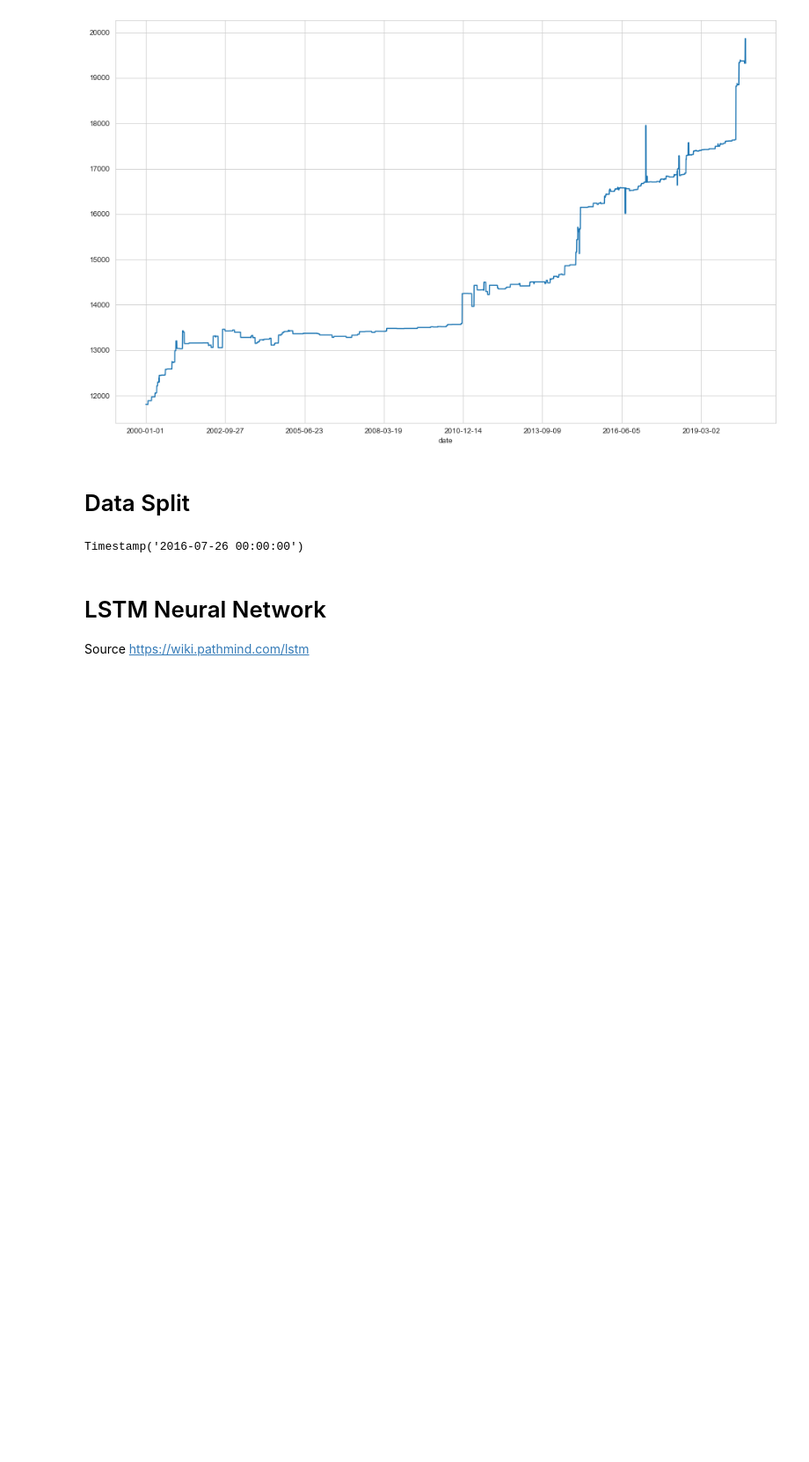
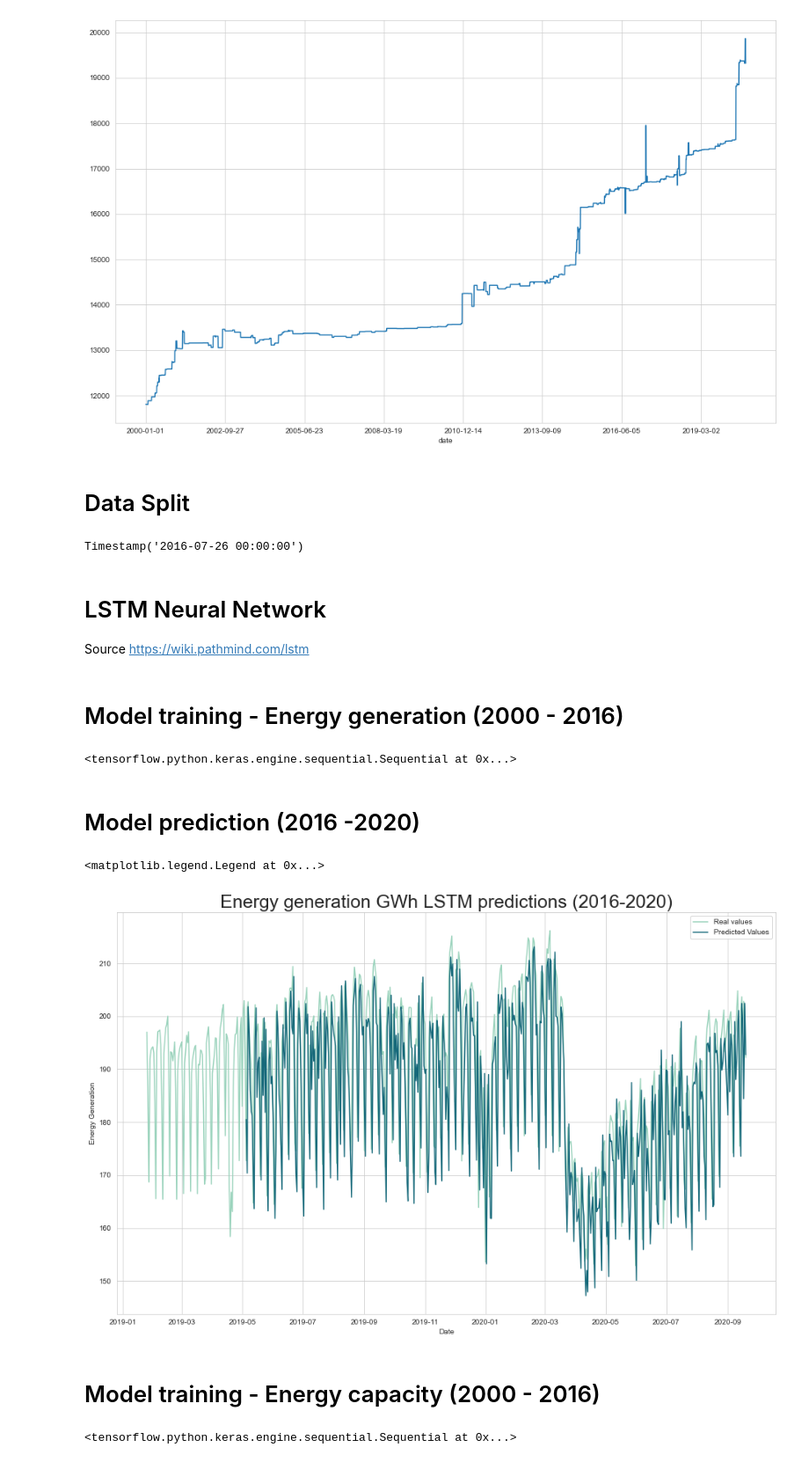
Before and after one commit to abdala9512/flask-dl-energy-microservice, a Jupyter notebook: notebooks/Energy generation and capacity forecasting.ipynb, the cells around one changed output. Shown: that part at 88% size. Cells and saved outputs as stored; diff of their text form; code cells hidden in the pictures; blank space fills up the shorter version.

Commit message:
First model predictions

```diff
--- a/notebooks/Energy generation and capacity forecasting.ipynb
+++ b/notebooks/Energy generation and capacity forecasting.ipynb
@@ -123,7 +123,7 @@ threshold_date.name
 Timestamp('2016-07-26 00:00:00')
 # %%
 train_data = energy_data[energy_data.index  <= threshold_date.name]
-test_data = energy_data[energy_data.index  <= threshold_date.name]
+test_data = energy_data[energy_data.index  > threshold_date.name]
 # %% [markdown]
 # LSTM Neural Network
 
@@ -146,10 +146,12 @@ model.compile(optimizer='adam', loss='mse')
 class DeepLearningUTSModel:
 
 
-    def __init__(self, data, epochs=10):
+    def __init__(self, LSTM_layer_depth=50, epochs=10):
 
-        self.data = data
+        #self.data = data
+        self.LSTM_layer_depth = LSTM_layer_depth
         self.epochs = epochs
+        self.model = None
 
     @classmethod
     def create_ts_sequences(cls, series, lag):
@@ -172,25 +174,70 @@ class DeepLearningUTSModel:
             X.append(X_seq)
             y.append(y_seq)
 
-        return np.array(X), np.array(y)
+        # Reshape and transformation to array
 
-    def vanillaLSTM(self, lags, n_features=1):
+        X = np.array(X)
+        y = np.array(y)
+
+        X = np.reshape(X, (X.shape[0], X.shape[1], 1))
+
+        return X, y
+
+    def vanillaLSTM(self, X, y, lags, n_features=1):
         """Minimalist LSTM model
 
            n_features=1 for univariate time series
         """
 
         model = Sequential()
-        model.add(LSTM(50, activation='relu', input_shape=(lags, n_features)))
+        model.add(LSTM(self.LSTM_layer_depth, activation='relu', input_shape=(lags, n_features)))
         model.add(Dense(1))
         model.compile(optimizer='adam', loss='mse')
 
-
-        model.fit(X_train, y_train, epochs=self.epochs, verbose=0)
+        model.fit(X, y, epochs=self.epochs, verbose=0)
 
         self.model = model
 
         return model
+
+
+    def predict(self, x):
+
+        if self.model is not None:
+            predictions = [y[0] for y in self.model.predict(x)]
+        else:
+            raise ValueError("Model haven't fitted.")
+
+        return predictions
+# %% [markdown]
+# Model training - Energy generation (2000 - 2016)
 # %%
 X_train, y_train = DeepLearningUTSModel.create_ts_sequences(series=train_data['generacion_GWh'], lag=2)
 X_test, y_test = DeepLearningUTSModel.create_ts_sequences(series=test_data['generacion_GWh'], lag=2)
+
+lstm_ = DeepLearningUTSModel()
+lstm_.vanillaLSTM(X_train, y_train, lags=2)
+# %% [output]
+<tensorflow.python.keras.engine.sequential.Sequential at 0x...>
+# %% [markdown]
+# Model prediction (2016 -2020)
+# %%
+plt.plot(energy_data['generacion_GWh'][-600:], color = '#9ad3bc', label = "Real values")
+plt.plot(pd.Series(lstm_.predict(X_test),index=test_data.index[2:])[-500:], color = '#16697a', label = "Predicted Values")
+plt.title("Energy generation GWh LSTM predictions (2016-2020)", fontsize=25)
+plt.ylabel("Energy Generation")
+plt.xlabel("Date")
+plt.legend()
+# %% [output]
+<matplotlib.legend.Legend at 0x...>
+[figure, added]
+# %% [markdown]
+# Model training - Energy capacity (2000 - 2016)
+# %%
+X_train_c, y_train_c = DeepLearningUTSModel.create_ts_sequences(series=train_data['capacidad_efectiva_neta_mv'], lag=5)
+X_test_c, y_test_c = DeepLearningUTSModel.create_ts_sequences(series=test_data['capacidad_efectiva_neta_mv'], lag=5)
+
+lstm_ = DeepLearningUTSModel()
+lstm_.vanillaLSTM(X_train_c, y_train_c, lags=5)
+# %% [output]
+<tensorflow.python.keras.engine.sequential.Sequential at 0x...>
```
Also changed, not shown: parts of 2 cells of this notebook, 3 other files.
